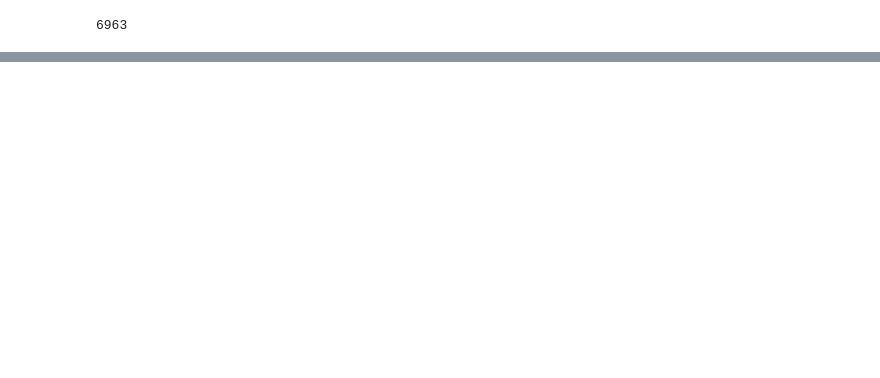
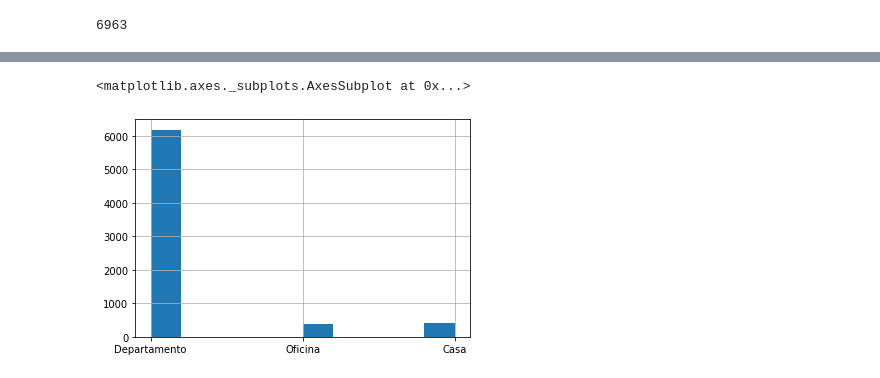
Before and after one commit to MrCycler/BI_MARKET_ANALYSIS, a Jupyter notebook: 3) ANALISIS PREVIO/ANALISIS.ipynb, the cells around one changed output, grey strips where cells are left out. Cells and saved outputs as stored; diff of their text form; code cells hidden in the pictures; blank space fills up the shorter version.

```diff
--- a/3) ANALISIS PREVIO/ANALISIS.ipynb
+++ b/3) ANALISIS PREVIO/ANALISIS.ipynb
@@ -39,3 +71,8 @@ Name: Inmobiliaria, Length: 146, dtype: float64
+# %%
+data['Tipo_Proyecto'].hist()
+# %% [output]
+<matplotlib.axes._subplots.AxesSubplot at 0x...>
+[figure, added]
 # %%
 #Ranking de proyectos por tamaño
 data['Proyecto'].value_counts()*100/len(data)
```
Also changed, not shown: parts of 16 cells of this notebook.
